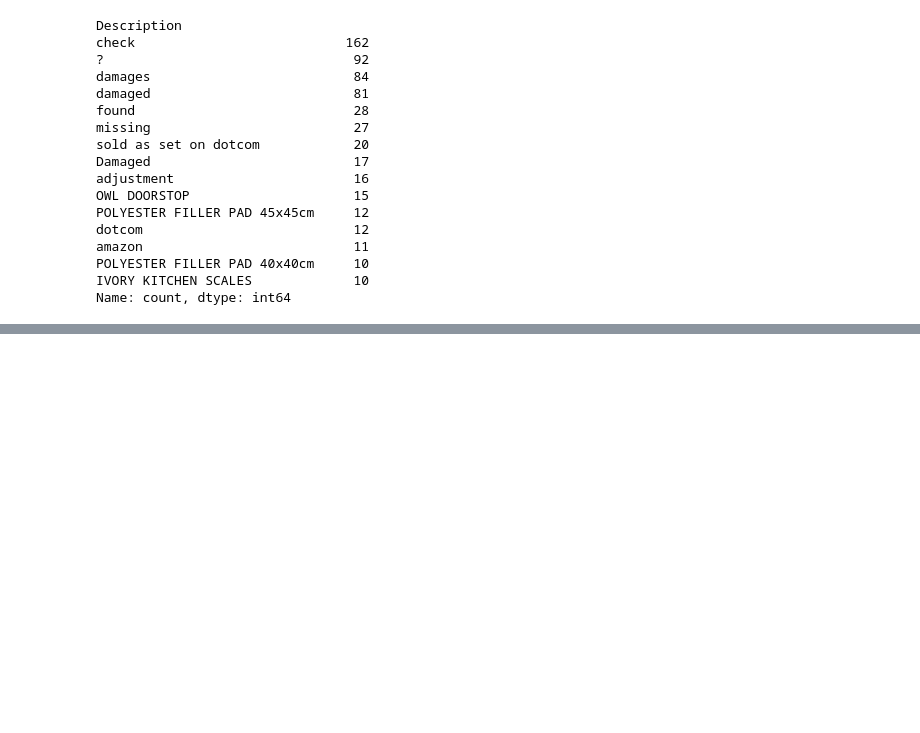
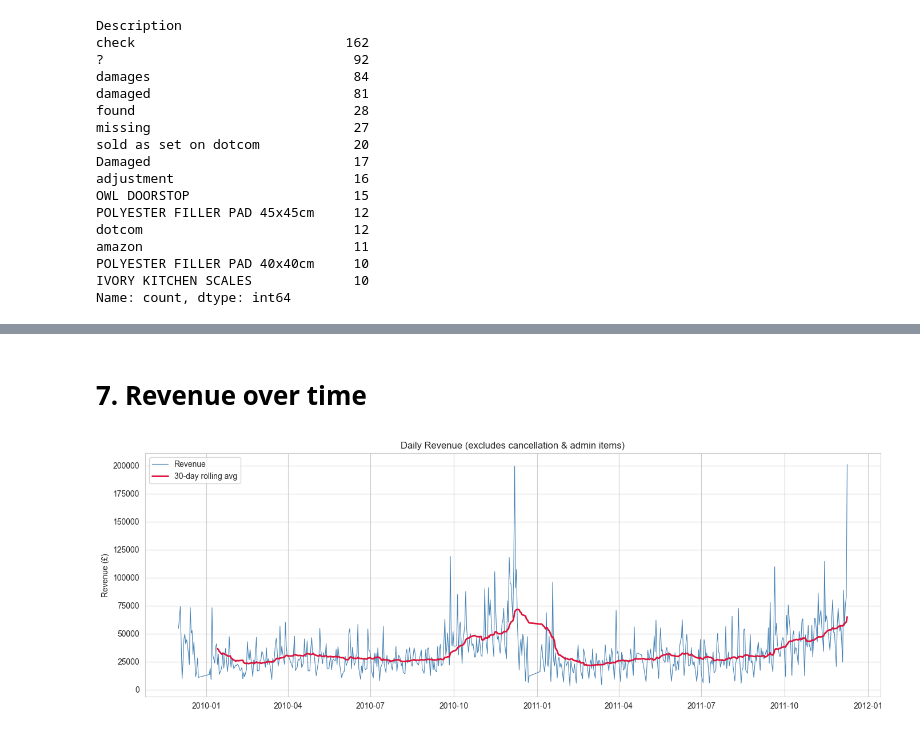
Before and after one commit to JomarHAN/ML-UCI-Online-Retail-II, a Jupyter notebook: notebooks/01_EDA.ipynb, the cells around one changed output, grey strips where cells are left out. Saved outputs shown, nothing was run; the diff lists cells and outputs as text; code cells hidden in the pictures; blank space fills up the shorter version.

Commit message:
conclude analysis

```diff
--- a/notebooks/01_EDA.ipynb
+++ b/notebooks/01_EDA.ipynb
@@ -70,13 +78,13 @@ pd.DataFrame({'missing': missing, 'percentage': missing_pct}).sort_values('missi
 # %%
 # Analyze cancellation
-df['is_cancelation'] = df['Invoice'].str.startswith('C')
+df['is_cancellation'] = df['Invoice'].str.startswith('C')
 
-cancel_summary = df.groupby('is_cancelation').agg(
+cancel_summary = df.groupby('is_cancellation').agg(
     rows=('Invoice', 'size'),
     unique_invoices=('Invoice', 'nunique'),
     total_quantity=('Quantity', 'sum')
 ).rename(index={False: 'Sale', True: 'Cancellation'})
 
 print(cancel_summary)
-print(f'\nCancellation rows share: {df['is_cancelation'].mean() * 100:.2f}%')
+print(f'\nCancellation rows share: {df['is_cancellation'].mean() * 100:.2f}%')
 # %% [output]
@@ -166,0 +229,22 @@ Name: count, dtype: int64
+# %% [markdown]
+# **7. Revenue over time**
+# %%
+df['Revenue'] = df['Quantity'] * df['Price']
+
+# For trend analysis, exclude cancellation and admin items just for this view
+view = df[(~df['is_cancellation']) & (df['Quantity'] > 0) & (df['Price'] > 0)].copy()
+view['Date'] = view['InvoiceDate'].dt.date
+
+daily_revenue = view.groupby('Date')['Revenue'].sum()
+
+fig, ax = plt.subplots(figsize=(14,5))
+daily_revenue.plot(ax=ax, color='steelblue', linewidth=0.8)
+daily_revenue.rolling(30).mean().plot(ax=ax, color='crimson', linewidth=2, label='30-day rolling avg')
+ax.set_title('Daily Revenue (excludes cancellation & admin items)')
+ax.set_ylabel('Revenue (£)')
+ax.set_xlabel('')
+ax.legend()
+plt.tight_layout()
+plt.show()
+# %% [output]
+[figure, added]
```
Also changed, not shown: parts of 28 cells of this notebook.
